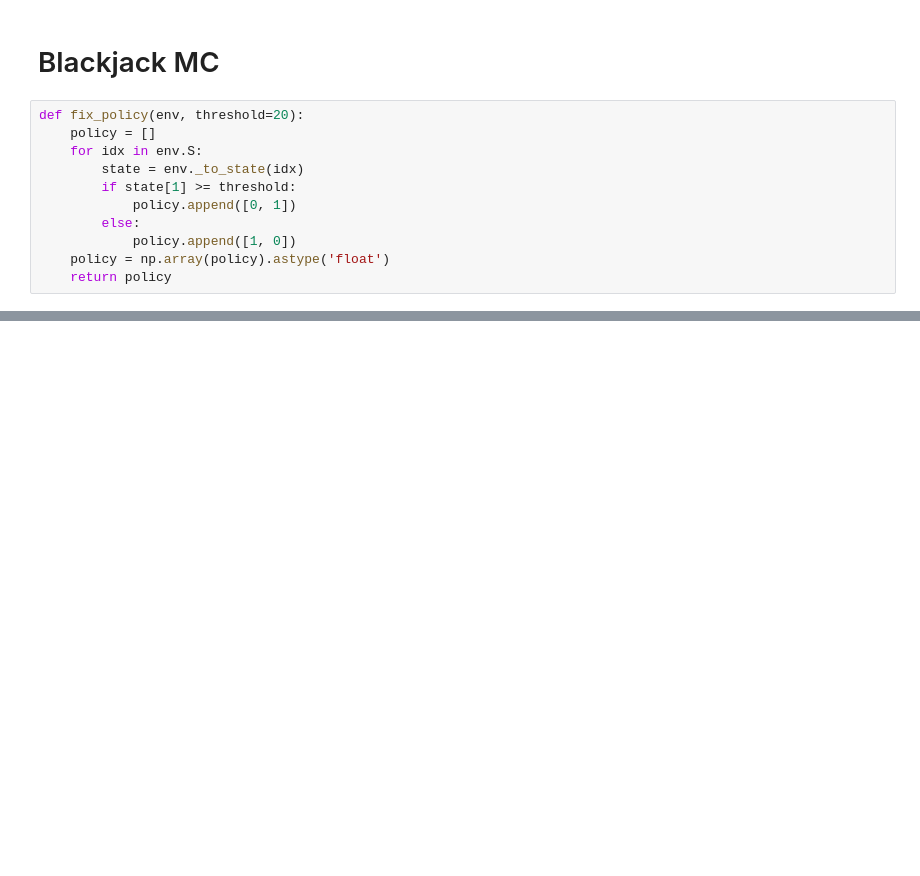
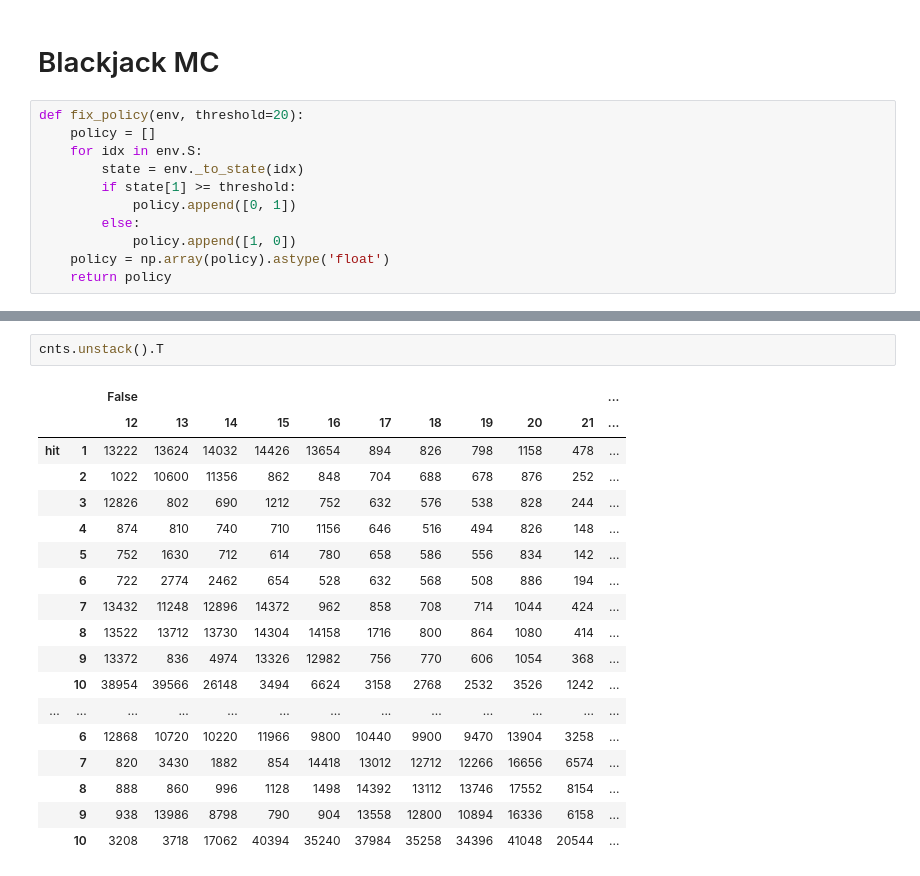
Before and after one commit to WHITSNAK/rflearn, a Jupyter notebook: notebooks/chapter 5.ipynb, the cells around one changed output, grey strips where cells are left out. Saved outputs shown, nothing was run; the diff lists cells and outputs as text; blank space fills up the shorter version.

```diff
--- a/notebooks/chapter 5.ipynb
+++ b/notebooks/chapter 5.ipynb
@@ -153,0 +153,21 @@ plt.show()
+# %%
+cnts.unstack().T
+# %% [output]
+|  |  | False |  |  |  |  |  |  |  |  |  | ... |
+|  |  | 12 | 13 | 14 | 15 | 16 | 17 | 18 | 19 | 20 | 21 | ... |
+| hit | 1 | 13222 | 13624 | 14032 | 14426 | 13654 | 894 | 826 | 798 | 1158 | 478 | ... |
+|  | 2 | 1022 | 10600 | 11356 | 862 | 848 | 704 | 688 | 678 | 876 | 252 | ... |
+|  | 3 | 12826 | 802 | 690 | 1212 | 752 | 632 | 576 | 538 | 828 | 244 | ... |
+|  | 4 | 874 | 810 | 740 | 710 | 1156 | 646 | 516 | 494 | 826 | 148 | ... |
+|  | 5 | 752 | 1630 | 712 | 614 | 780 | 658 | 586 | 556 | 834 | 142 | ... |
+|  | 6 | 722 | 2774 | 2462 | 654 | 528 | 632 | 568 | 508 | 886 | 194 | ... |
+|  | 7 | 13432 | 11248 | 12896 | 14372 | 962 | 858 | 708 | 714 | 1044 | 424 | ... |
+|  | 8 | 13522 | 13712 | 13730 | 14304 | 14158 | 1716 | 800 | 864 | 1080 | 414 | ... |
+|  | 9 | 13372 | 836 | 4974 | 13326 | 12982 | 756 | 770 | 606 | 1054 | 368 | ... |
+|  | 10 | 38954 | 39566 | 26148 | 3494 | 6624 | 3158 | 2768 | 2532 | 3526 | 1242 | ... |
+| ... | ... | ... | ... | ... | ... | ... | ... | ... | ... | ... | ... | ... |
+|  | 6 | 12868 | 10720 | 10220 | 11966 | 9800 | 10440 | 9900 | 9470 | 13904 | 3258 | ... |
+|  | 7 | 820 | 3430 | 1882 | 854 | 14418 | 13012 | 12712 | 12266 | 16656 | 6574 | ... |
+|  | 8 | 888 | 860 | 996 | 1128 | 1498 | 14392 | 13112 | 13746 | 17552 | 8154 | ... |
+|  | 9 | 938 | 13986 | 8798 | 790 | 904 | 13558 | 12800 | 10894 | 16336 | 6158 | ... |
+|  | 10 | 3208 | 3718 | 17062 | 40394 | 35240 | 37984 | 35258 | 34396 | 41048 | 20544 | ... |
```
Also changed, not shown: parts of 6 cells of this notebook, 2 other files.
